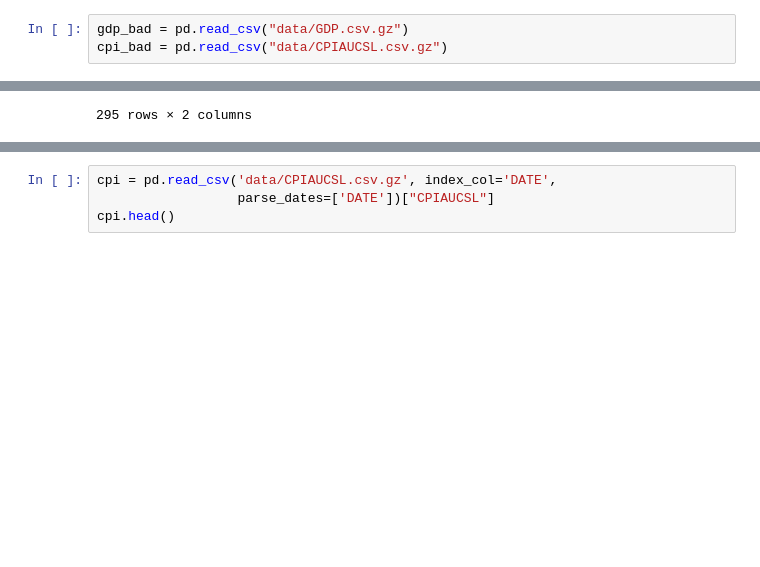
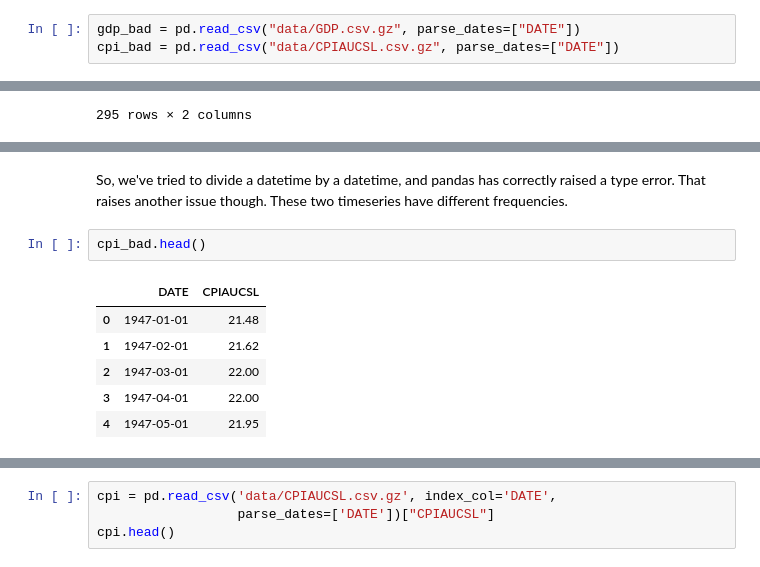
Before and after one commit to TomAugspurger/pandorable-pandas, a Jupyter notebook: Alignment.ipynb, the cells around one changed output, grey strips where cells are left out. Cells and saved outputs as stored; diff of their text form; blank space fills up the shorter version.

```diff
--- a/Alignment.ipynb
+++ b/Alignment.ipynb
@@ -16,4 +27,4 @@ $$
 # %%
-gdp_bad = pd.read_csv("data/GDP.csv.gz")
-cpi_bad = pd.read_csv("data/CPIAUCSL.csv.gz")
+gdp_bad = pd.read_csv("data/GDP.csv.gz", parse_dates=["DATE"])
+cpi_bad = pd.read_csv("data/CPIAUCSL.csv.gz", parse_dates=["DATE"])
 # %% [markdown]
@@ -45,0 +67,11 @@ gdp_bad
+# %% [markdown]
+So, we've tried to divide a datetime by a datetime, and pandas has correctly raised a type error. That raises another issue though. These two timeseries have different frequencies.
+# %%
+cpi_bad.head()
+# %% [output]
+|  | DATE | CPIAUCSL |
+| 0 | 1947-01-01 | 21.48 |
+| 1 | 1947-02-01 | 21.62 |
+| 2 | 1947-03-01 | 22.00 |
+| 3 | 1947-04-01 | 22.00 |
+| 4 | 1947-05-01 | 21.95 |
```
Also changed, not shown: parts of 30 cells of this notebook, 3 other files.
